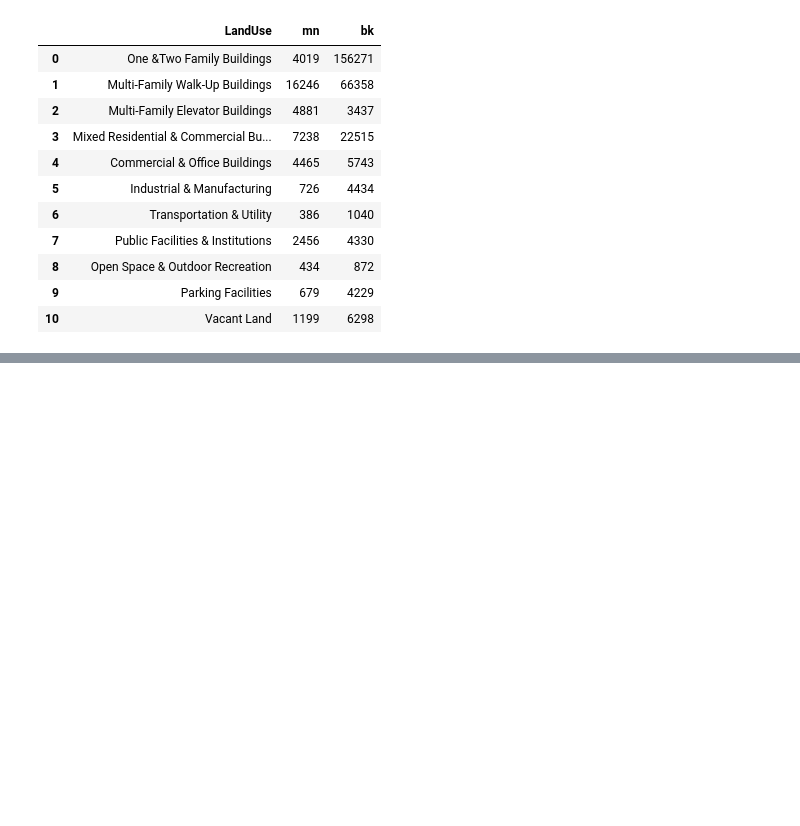
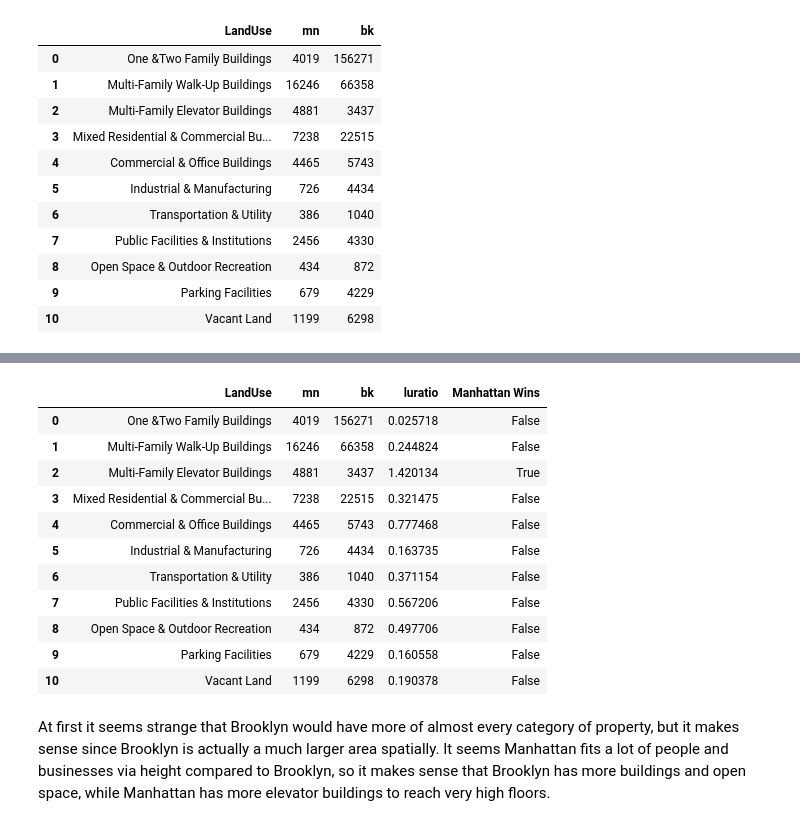
Before and after one commit to ShellyYoon/PUI2018_ah4412, a Jupyter notebook: HW5_ah4412/Assignment1_ah4412.ipynb, the cells around one changed output, grey strips where cells are left out. Drawn from its saved outputs; the diff is of its cells as text; code cells hidden in the pictures; blank space fills up the shorter version.

```diff
--- a/HW5_ah4412/Assignment1_ah4412.ipynb
+++ b/HW5_ah4412/Assignment1_ah4412.ipynb
@@ -229,3 +229,7 @@ both
 | 8 | Open Space & Outdoor Recreation | 434 | 872 |
 | 9 | Parking Facilities | 679 | 4229 |
 | 10 | Vacant Land | 1199 | 6298 |
+# %%
+# add land use ratio column of manhattan to brooklyn
+both['luratio'] = both.mn/both.bk
+both
@@ -231,0 +249,23 @@ both
+# %%
+# define function
+def mwins (col):
+    return col > 1
+# %%
+# apply function to luratio column and add to dataframe
+both['Manhattan Wins'] = both['luratio'].apply(mwins)
+both
+# %% [output]
+|  | LandUse | mn | bk | luratio | Manhattan Wins |
+| 0 | One &Two Family Buildings | 4019 | 156271 | 0.025718 | False |
+| 1 | Multi-Family Walk-Up Buildings | 16246 | 66358 | 0.244824 | False |
+| 2 | Multi-Family Elevator Buildings | 4881 | 3437 | 1.420134 | True |
+| 3 | Mixed Residential & Commercial Bu... | 7238 | 22515 | 0.321475 | False |
+| 4 | Commercial & Office Buildings | 4465 | 5743 | 0.777468 | False |
+| 5 | Industrial & Manufacturing | 726 | 4434 | 0.163735 | False |
+| 6 | Transportation & Utility | 386 | 1040 | 0.371154 | False |
+| 7 | Public Facilities & Institutions | 2456 | 4330 | 0.567206 | False |
+| 8 | Open Space & Outdoor Recreation | 434 | 872 | 0.497706 | False |
+| 9 | Parking Facilities | 679 | 4229 | 0.160558 | False |
+| 10 | Vacant Land | 1199 | 6298 | 0.190378 | False |
+# %% [markdown]
+At first it seems strange that Brooklyn would have more of almost every category of property, but it makes sense since Brooklyn is actually a much larger area spatially. It seems Manhattan fits a lot of people and businesses via height compared to Brooklyn, so it makes sense that Brooklyn has more buildings and open space, while Manhattan has more elevator buildings to reach very high floors.
```
Also changed, not shown: parts of 1 cell of this notebook.
